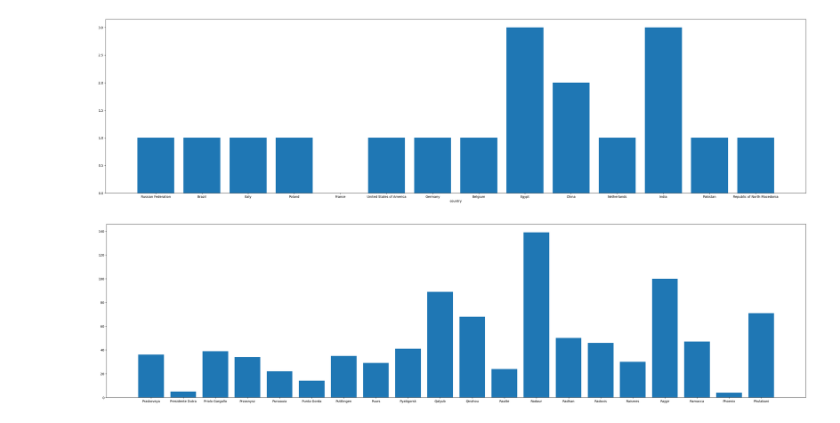
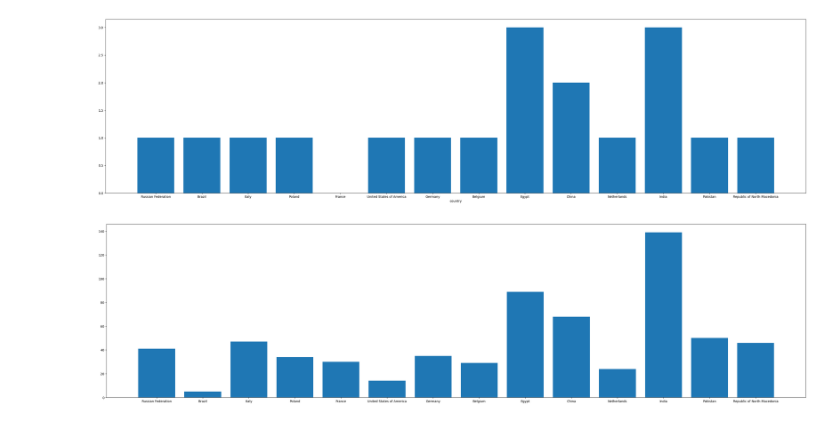
Before and after one commit to AshleyJubilee/air-quality-project, a Jupyter notebook: Air quality/Air quality.ipynb, the cells around one changed output. Cells and saved outputs as stored; diff of their text form; code cells hidden in the pictures.

```diff
--- a/Air quality/Air quality.ipynb
+++ b/Air quality/Air quality.ipynb
@@ -29,11 +29,11 @@ plt.show()
 # %% [output]
 [figure]
 # %%
-name = df['city'].head(30)
+name = df['country'].head(30)
 price = df['ozone_aqi_value'].head(30)
 fig = plt.figure(figsize =(40, 10))
 plt.bar(name[0:20], price[0:20])
 plt.show()
 # %% [output]
-[figure, old version]
+[figure, new version]
 # %%
```
Also changed, not shown: parts of 4 cells of this notebook.
